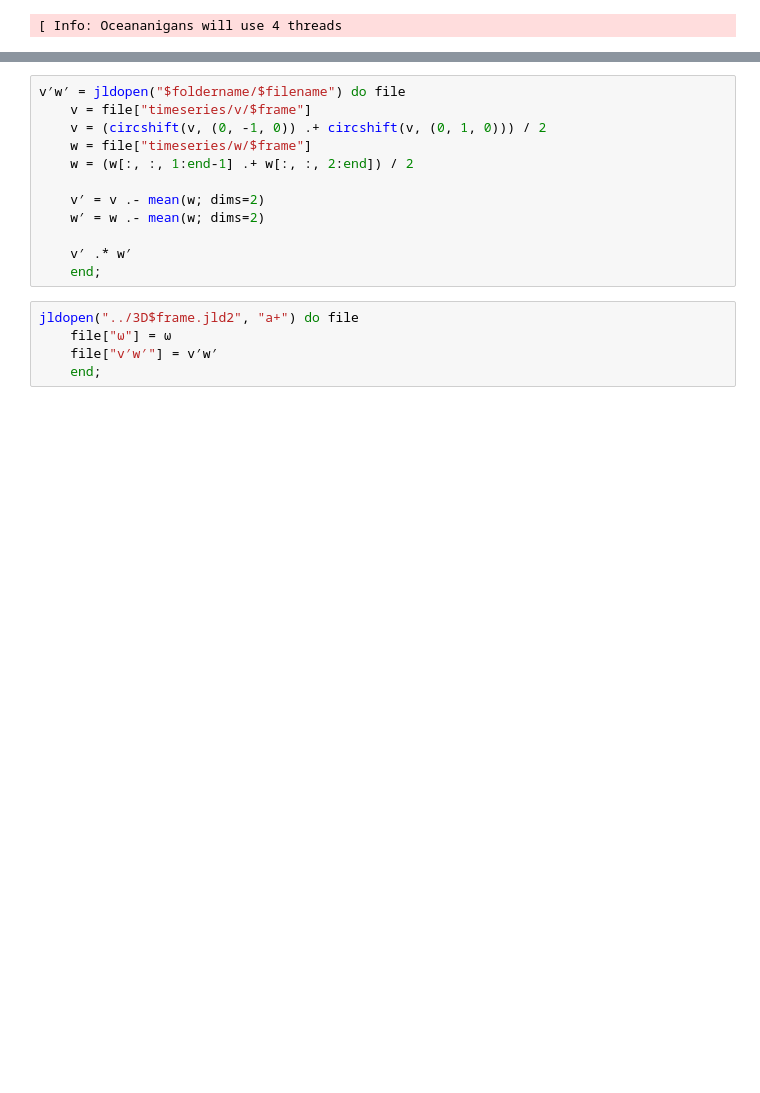
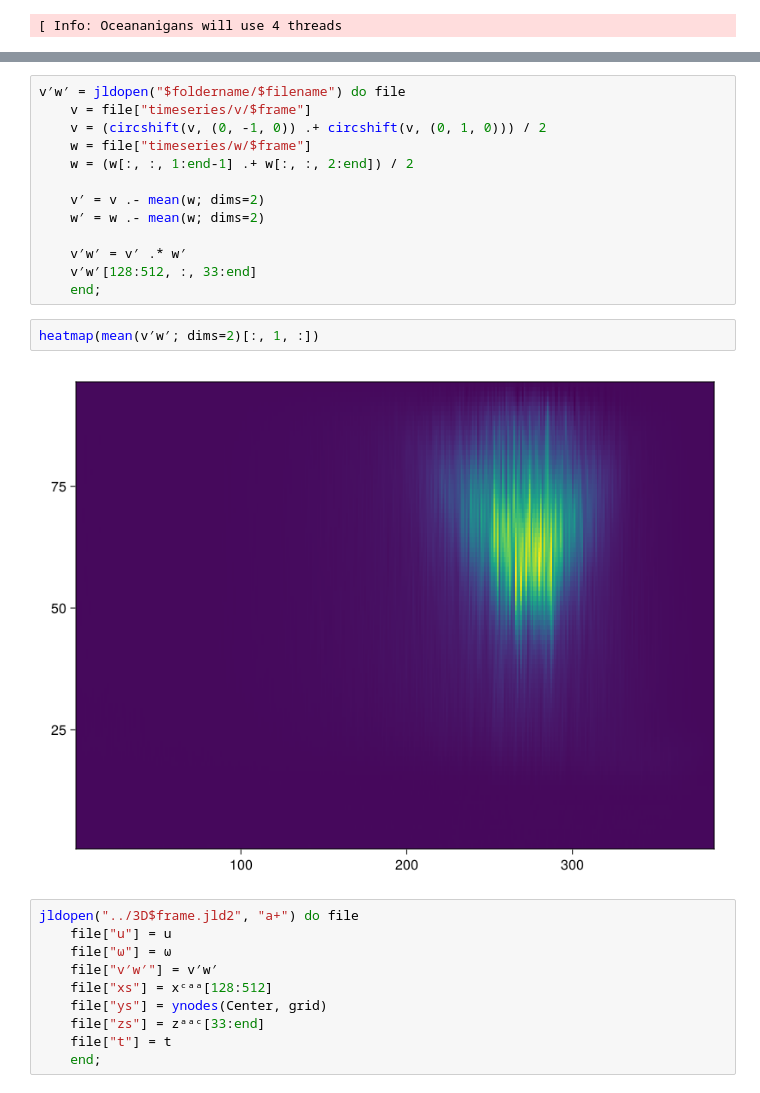
Before and after one commit to erin-atkinson/filament-instability, a Jupyter notebook: notebooks/Process3D.ipynb, the cells around one changed output, grey strips where cells are left out. Saved outputs shown, nothing was run; the diff lists cells and outputs as text; blank space fills up the shorter version.

```diff
--- a/notebooks/Process3D.ipynb
+++ b/notebooks/Process3D.ipynb
@@ -65,10 +78,20 @@ v′w′ = jldopen("$foldername/$filename") do file
     v′ = v .- mean(w; dims=2)
     w′ = w .- mean(w; dims=2)
 
-    v′ .* w′
+    v′w′ = v′ .* w′
+    v′w′[128:512, :, 33:end]
     end;
+# %%
+heatmap(mean(v′w′; dims=2)[:, 1, :])
+# %% [output]
+[figure, added]
 # %%
 jldopen("../3D$frame.jld2", "a+") do file
+    file["u"] = u
     file["ω"] = ω
     file["v′w′"] = v′w′
+    file["xs"] = xᶜᵃᵃ[128:512]
+    file["ys"] = ynodes(Center, grid)
+    file["zs"] = zᵃᵃᶜ[33:end]
+    file["t"] = t
     end;
```
Also changed, not shown: parts of 8 cells of this notebook.
